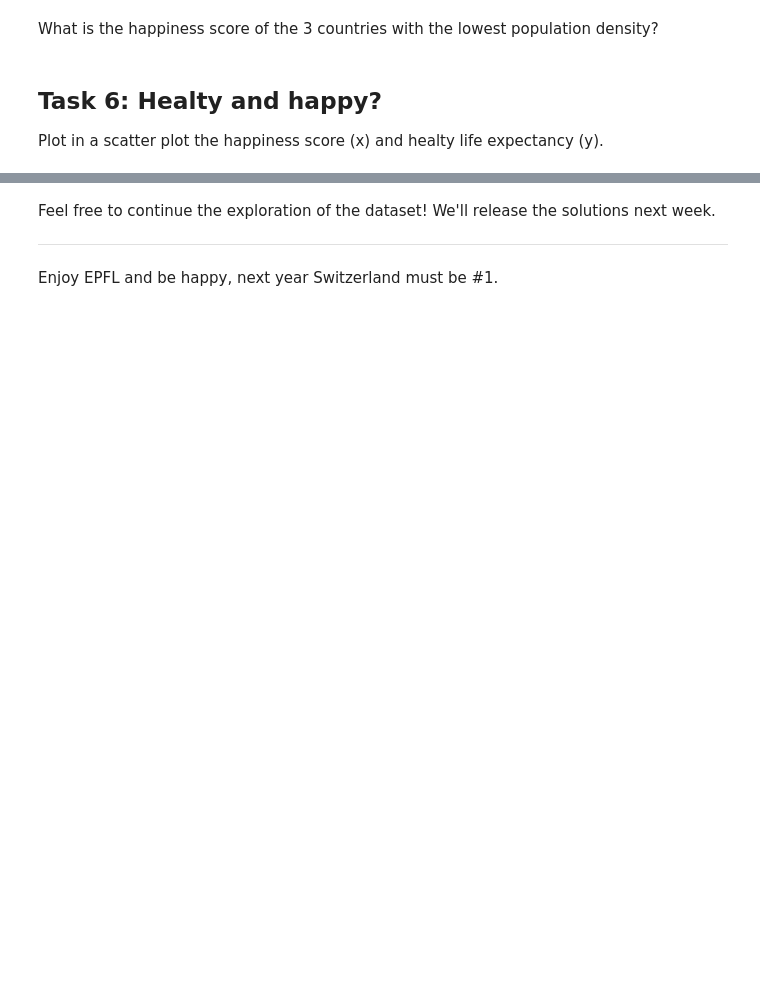
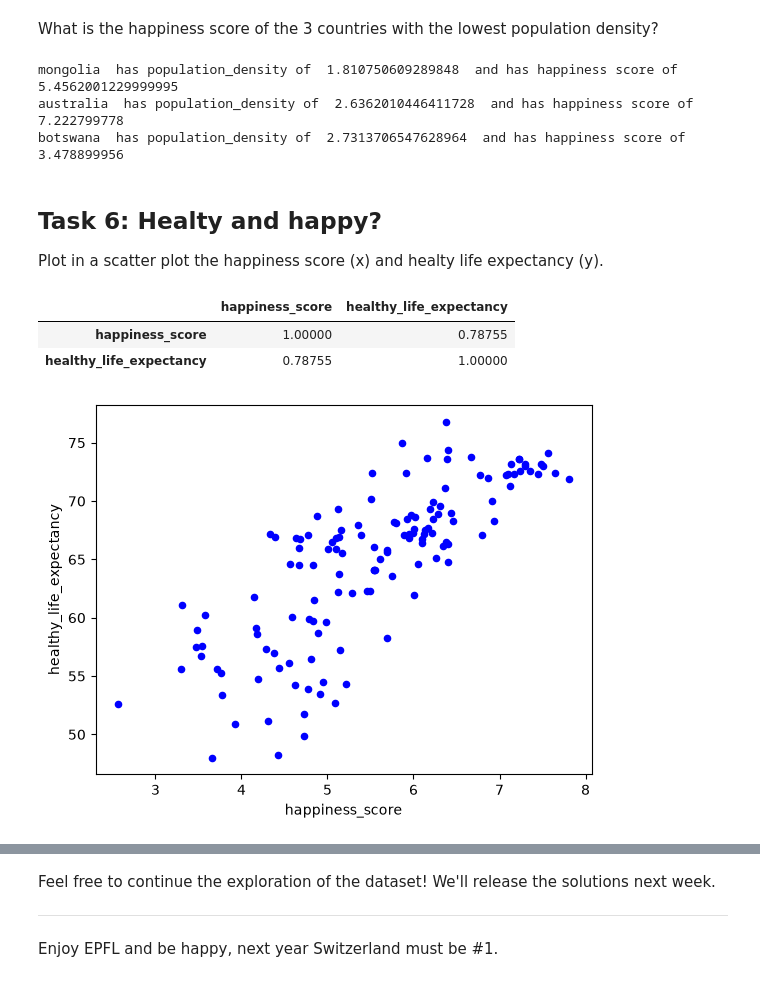
Before and after one commit to mt-tschudin/ADA2026, a Jupyter notebook: Exercises/01 - Handling data/Happiness.ipynb, the cells around one changed output, grey strips where cells are left out. Cells and saved outputs as stored; diff of their text form; code cells hidden in the pictures; blank space fills up the shorter version.

```diff
--- a/Exercises/01 - Handling data/Happiness.ipynb
+++ b/Exercises/01 - Handling data/Happiness.ipynb
@@ -181,3 +209,6 @@ Print the raw number and the percentage of world population that is illiterate.
 Add to the dataframe a new field called *population_density* computed by dividing *population* by *area*.
 # %%
 # Write your code here
+country_features['population_density'] = country_features['population'] / country_features['area']
+
+country_features.head(10)
@@ -188,3 +229,12 @@ What is the happiness score of the 3 countries with the lowest population densit
+# %%
+# Write your code here
+mask = country_features.sort_values(by=['population_density'],ascending=True).head(3)
+for _, row in mask.iterrows():
+    print(row['country'], " has population_density of ", row['population_density'], " and has happiness score of", row['happiness_score'])
+# %% [output]
+mongolia  has population_density of  1.810750609289848  and has happiness score of 5.4562001229999995
+australia  has population_density of  2.6362010446411728  and has happiness score of 7.222799778
+botswana  has population_density of  2.7313706547628964  and has happiness score of 3.478899956
 # %% [markdown]
 ## Task 6: Healty and happy?
 
@@ -193,0 +242,9 @@ Plot in a scatter plot the happiness score (x) and healty life expectancy (y).
+# %%
+# Write your code here
+country_features.plot.scatter(x='happiness_score', y='healthy_life_expectancy', c="blue")
+country_features[['happiness_score','healthy_life_expectancy']].corr()
+# %% [output]
+|  | happiness_score | healthy_life_expectancy |
+| happiness_score | 1.00000 | 0.78755 |
+| healthy_life_expectancy | 0.78755 | 1.00000 |
+[figure, added]
```
Also changed, not shown: parts of 16 cells of this notebook.
